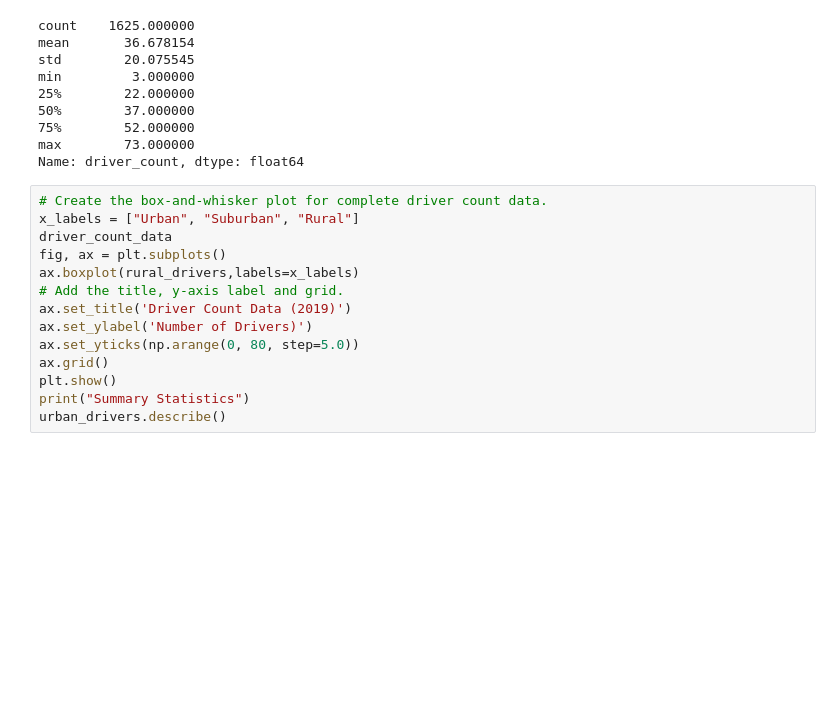
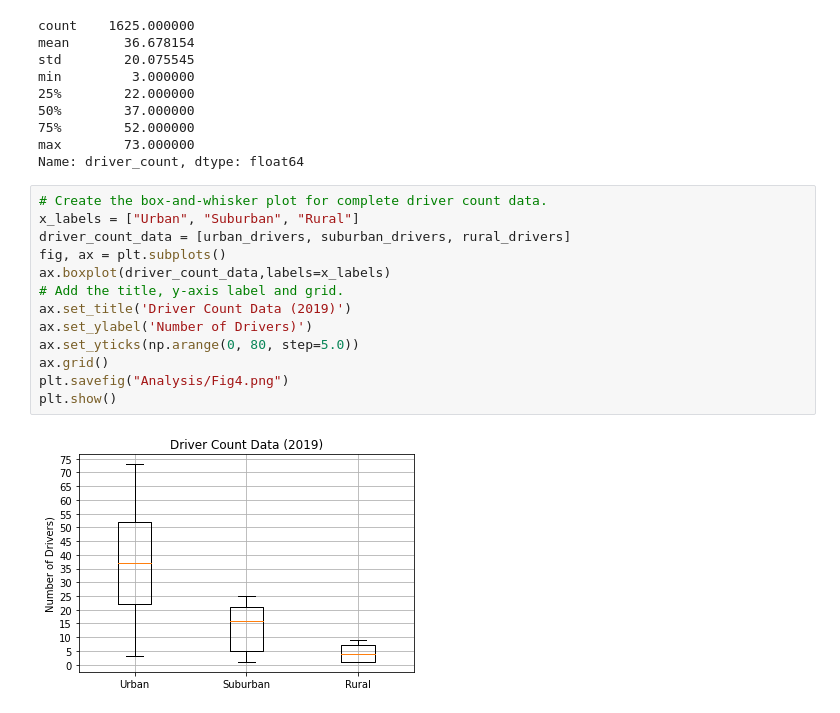
Before and after one commit to mpooser417/PyBer_Analysis, a Jupyter notebook: PyBer.ipynb, the cells around one changed output. Drawn from its saved outputs; the diff is of its cells as text; blank space fills up the shorter version.

```diff
--- a/PyBer.ipynb
+++ b/PyBer.ipynb
@@ -758,14 +758,15 @@ Name: driver_count, dtype: float64
 # %%
 # Create the box-and-whisker plot for complete driver count data.
 x_labels = ["Urban", "Suburban", "Rural"]
-driver_count_data
+driver_count_data = [urban_drivers, suburban_drivers, rural_drivers]
 fig, ax = plt.subplots()
-ax.boxplot(rural_drivers,labels=x_labels)
+ax.boxplot(driver_count_data,labels=x_labels)
 # Add the title, y-axis label and grid.
 ax.set_title('Driver Count Data (2019)')
 ax.set_ylabel('Number of Drivers)')
 ax.set_yticks(np.arange(0, 80, step=5.0))
 ax.grid()
+plt.savefig("Analysis/Fig4.png")
 plt.show()
-print("Summary Statistics")
-urban_drivers.describe()
+# %% [output]
+[figure, added]
```
Also changed, not shown: parts of 6 cells of this notebook, 1 other file.
